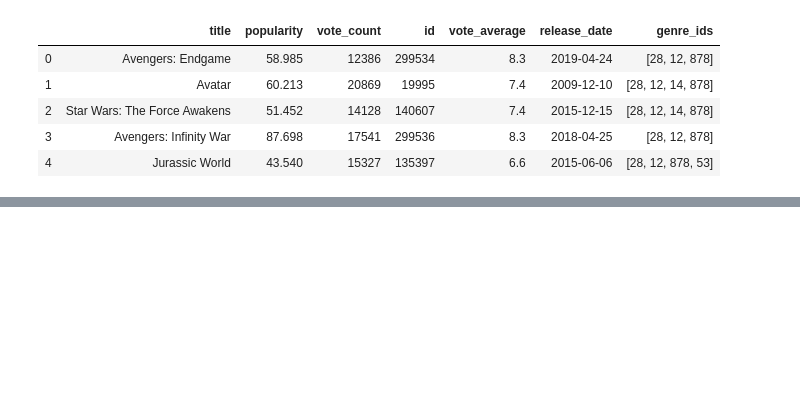
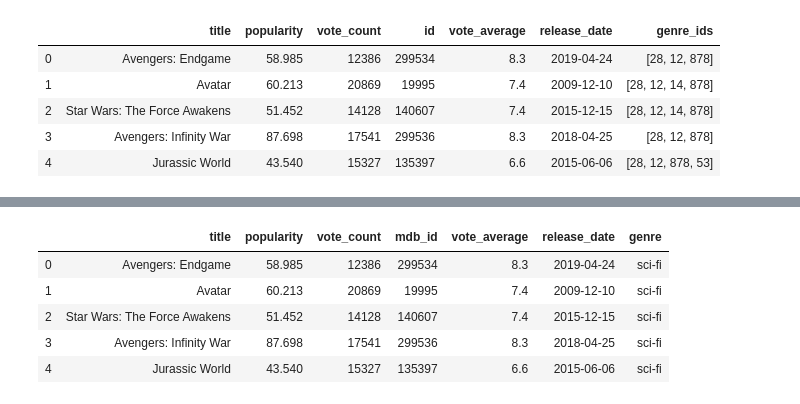
Before and after one commit to AlisonSalerno/scifi-movie-eda-project, a Jupyter notebook: The Movie DB API Request.ipynb, the cells around one changed output, grey strips where cells are left out. Saved outputs shown, nothing was run; the diff lists cells and outputs as text; code cells hidden in the pictures; blank space fills up the shorter version.

```diff
--- a/The Movie DB API Request.ipynb
+++ b/The Movie DB API Request.ipynb
@@ -164,0 +178,13 @@ df.head()
+# %%
+df['release_date']=pd.to_datetime(df['release_date']) #updating dtype of release_date to date
+# %%
+df.rename(columns={'id':'mdb_id'},inplace=True) #updating id column name
+# %%
+df.head()
+# %% [output]
+|  | title | popularity | vote_count | mdb_id | vote_average | release_date | genre |
+| 0 | Avengers: Endgame | 58.985 | 12386 | 299534 | 8.3 | 2019-04-24 | sci-fi |
+| 1 | Avatar | 60.213 | 20869 | 19995 | 7.4 | 2009-12-10 | sci-fi |
+| 2 | Star Wars: The Force Awakens | 51.452 | 14128 | 140607 | 7.4 | 2015-12-15 | sci-fi |
+| 3 | Avengers: Infinity War | 87.698 | 17541 | 299536 | 8.3 | 2018-04-25 | sci-fi |
+| 4 | Jurassic World | 43.540 | 15327 | 135397 | 6.6 | 2015-06-06 | sci-fi |
```
Also changed, not shown: parts of 9 cells of this notebook, 1 other file.
